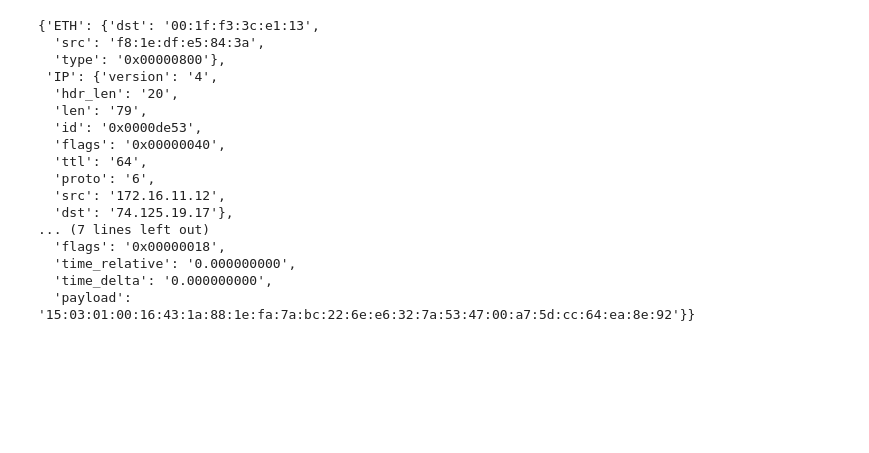
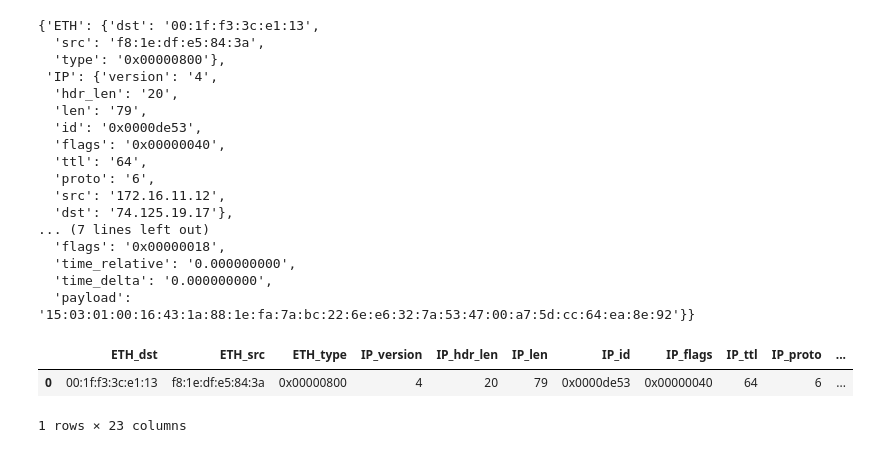
Before and after one commit to BenjaminDeporte/Cyber, a Jupyter notebook: code/toy_pyshark.ipynb, the cells around one changed output. Drawn from its saved outputs; the diff is of its cells as text; code cells hidden in the pictures; blank space fills up the shorter version.

```diff
--- a/code/toy_pyshark.ipynb
+++ b/code/toy_pyshark.ipynb
@@ -203,0 +206,6 @@ paquet.data
+# %%
+df
+# %% [output]
+|  | ETH_dst | ETH_src | ETH_type | IP_version | IP_hdr_len | IP_len | IP_id | IP_flags | IP_ttl | IP_proto | ... |
+| 0 | 00:1f:f3:3c:e1:13 | f8:1e:df:e5:84:3a | 0x00000800 | 4 | 20 | 79 | 0x0000de53 | 0x00000040 | 64 | 6 | ... |
+1 rows × 23 columns
```
Also changed, not shown: parts of 3 cells of this notebook, 1 other file.
